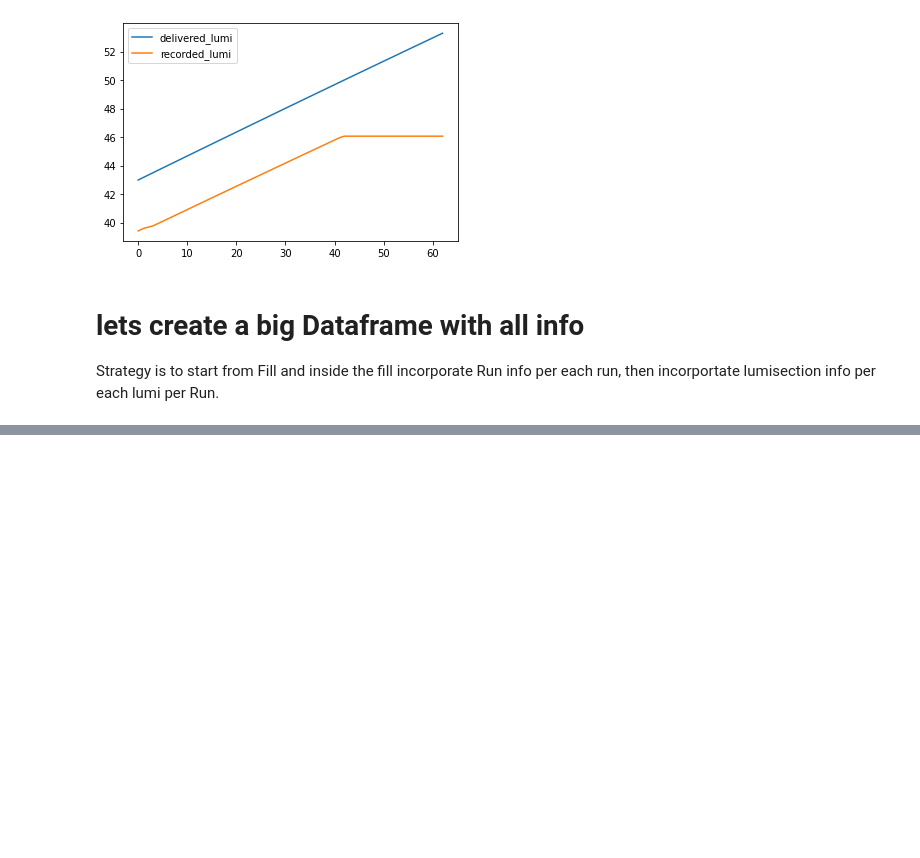
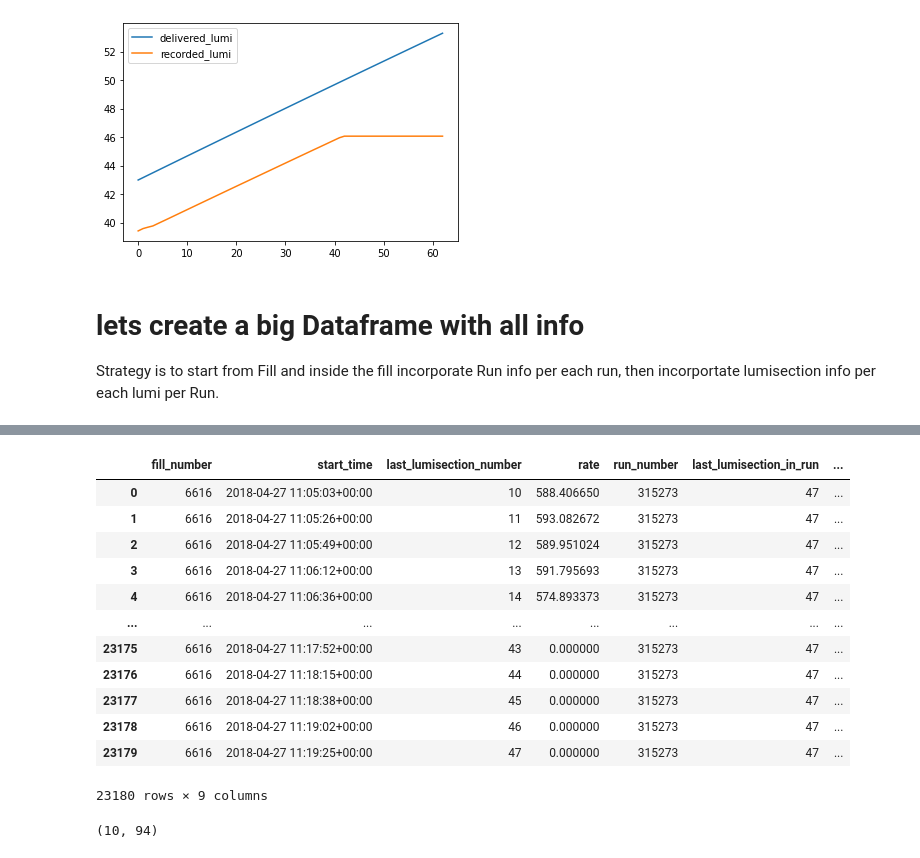
Before and after one commit to GuillermoFidalgo/OMS-results-and-tools, a Jupyter notebook: Toy OMS.ipynb, the cells around one changed output, grey strips where cells are left out. Drawn from its saved outputs; the diff is of its cells as text; code cells hidden in the pictures; blank space fills up the shorter version.

```diff
--- a/Toy OMS.ipynb
+++ b/Toy OMS.ipynb
@@ -371 +408,21 @@ hltdf= pd.read_json(hlt_file)
+# %%
+hltdf
+# %% [output]
+|  | fill_number | start_time | last_lumisection_number | rate | run_number | last_lumisection_in_run | ... |
+| 0 | 6616 | 2018-04-27 11:05:03+00:00 | 10 | 588.406650 | 315273 | 47 | ... |
+| 1 | 6616 | 2018-04-27 11:05:26+00:00 | 11 | 593.082672 | 315273 | 47 | ... |
+| 2 | 6616 | 2018-04-27 11:05:49+00:00 | 12 | 589.951024 | 315273 | 47 | ... |
+| 3 | 6616 | 2018-04-27 11:06:12+00:00 | 13 | 591.795693 | 315273 | 47 | ... |
+| 4 | 6616 | 2018-04-27 11:06:36+00:00 | 14 | 574.893373 | 315273 | 47 | ... |
+| ... | ... | ... | ... | ... | ... | ... | ... |
+| 23175 | 6616 | 2018-04-27 11:17:52+00:00 | 43 | 0.000000 | 315273 | 47 | ... |
+| 23176 | 6616 | 2018-04-27 11:18:15+00:00 | 44 | 0.000000 | 315273 | 47 | ... |
+| 23177 | 6616 | 2018-04-27 11:18:38+00:00 | 45 | 0.000000 | 315273 | 47 | ... |
+| 23178 | 6616 | 2018-04-27 11:19:02+00:00 | 46 | 0.000000 | 315273 | 47 | ... |
+| 23179 | 6616 | 2018-04-27 11:19:25+00:00 | 47 | 0.000000 | 315273 | 47 | ... |
+23180 rows × 9 columns
+# %%
+pd.concat([filldf,runsdf],axis=1,join='outer').shape
+# %% [output]
+(10, 94)
 # %%
```
Also changed, not shown: parts of 5 cells of this notebook, 1 other file.
